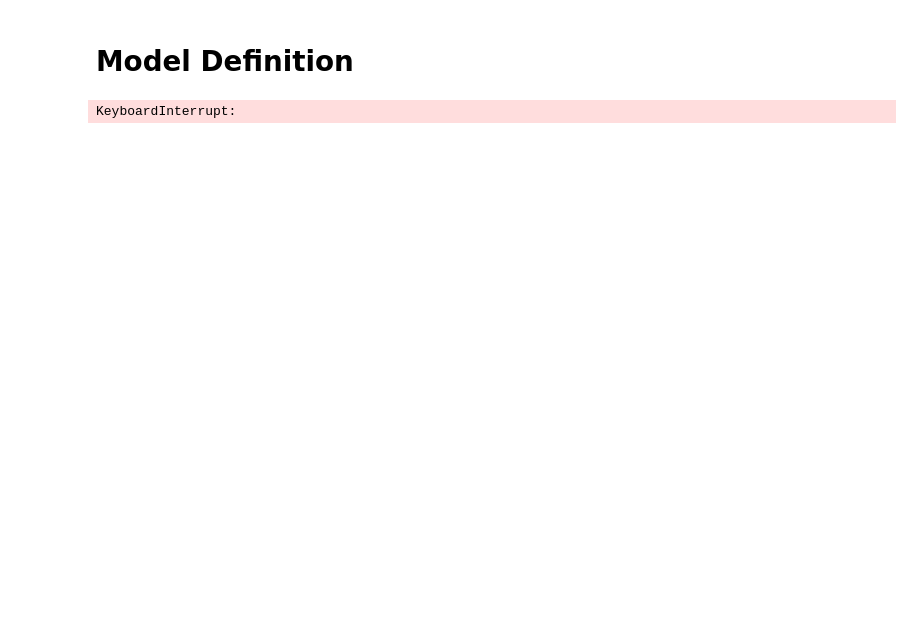
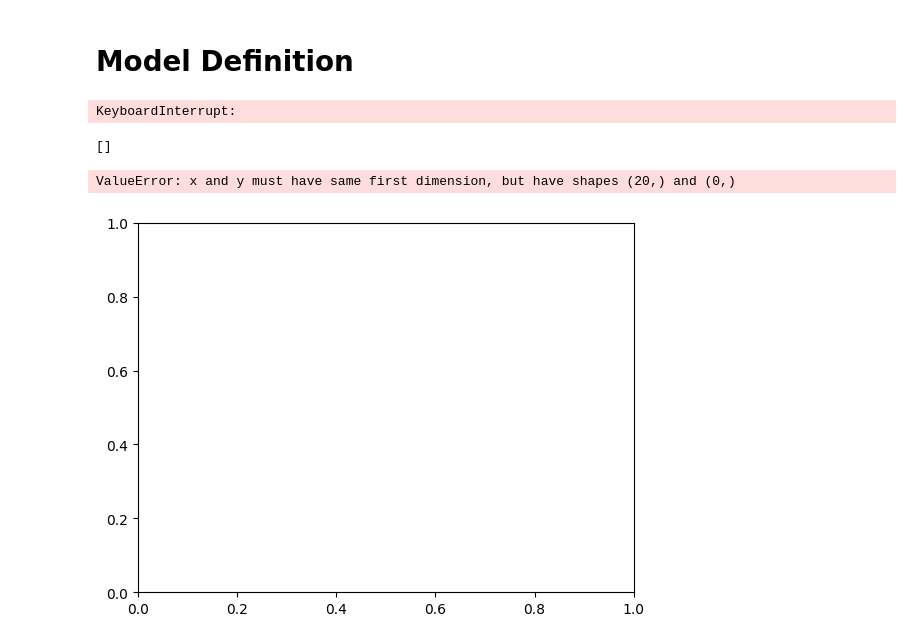
Before and after one commit to BrianStew/COSC325FinalProject, a Jupyter notebook: Visualization_and_Preprocessing.ipynb, the cells around one changed output. Cells and saved outputs as stored; diff of their text form; code cells hidden in the pictures; blank space fills up the shorter version.

Commit message:
Pushing model

```diff
--- a/Visualization_and_Preprocessing.ipynb
+++ b/Visualization_and_Preprocessing.ipynb
@@ -122,9 +133,9 @@ from tqdm import tqdm
 class LinearModel(nn.Module):
     def __init__(self):
         super(LinearModel, self).__init__()
-        self.fc1 = nn.Linear(25023, 16, dtype=torch.double)
+        self.fc1 = nn.Linear(num_features, 16, dtype=torch.float)
         self.dropout = nn.Dropout()
-        self.fc2 = nn.Linear(16, 3, dtype=torch.double)
+        self.fc2 = nn.Linear(16, 3, dtype=torch.float)
         self.softmax = nn.Softmax(0)
     def forward(self, x):
         x = F.relu(self.fc1(x))
@@ -139,7 +150,7 @@ class LinearModel(nn.Module):
             for X_batch, y_batch in dataloader:
                 optimizer.zero_grad()
                 outputs = self.forward(X_batch)
-                loss = criterion(y_batch, outputs)
+                loss = criterion(outputs, y_batch)
 
                 loss.backward()
                 optimizer.step()
@@ -149,7 +160,7 @@ class LinearModel(nn.Module):
             self.train(False)
             for X_batch, y_batch in dataloader:
                 outputs = self.forward(X_batch)
-                loss = criterion(y_batch, outputs)
+                loss = criterion(outputs, y_batch)
 
                 running_loss += loss.item()
         average_loss = running_loss/len(dataloader)
@@ -160,22 +171,39 @@ model = LinearModel()
 model = model.to(device=device)
 criterion = nn.CrossEntropyLoss()
 optimizer = optim.Adam(model.parameters(), lr=0.001)
-num_epochs = 100
+num_epochs = 20
 train_losses = []
 val_losses = []
 epochs = range(1, num_epochs+1)
-for epoch in tqdm(epochs):
-    train = True
-    train_loss = model.mini_batch(train=train, dataloader=train_dataloader, optimizer=optimizer, criterion=criterion)
-    train = False
-    val_loss = model.mini_batch(train=train, dataloader=val_dataloader, optimizer=optimizer, criterion=criterion)
-    print(f"The training loss was: {train_loss} and the validation loss was: {val_loss}.")
-    train_losses.append(train_loss)
-    val_losses.append(val_loss)
+try:
+    for epoch in tqdm(epochs):
+        train = True
+        train_loss = model.mini_batch(train=train, dataloader=train_dataloader, optimizer=optimizer, criterion=criterion)
+        train = False
+        val_loss = model.mini_batch(train=train, dataloader=val_dataloader, optimizer=optimizer, criterion=criterion)
+        print(f"The training loss was: {train_loss} and the validation loss was: {val_loss}.")
+        train_losses.append(train_loss)
+        val_losses.append(val_loss)
+except:
+    np.save("train_losses.npy", np.array(train_losses))
+    np.save("val_losses.npy", np.array(val_losses))
+    torch.save(model.state_dict(), "linear_model.pt")
+# model.save("linear_model.pt")
+# Save Model
+np.save("train_losses.npy", np.array(train_losses))
+np.save("val_losses.npy", np.array(val_losses))
+torch.save(model.state_dict(), "linear_model.pt")
 # %% [output]
 KeyboardInterrupt:
 # %%
+train_loss = np.load("train_losses.npy")
+val_loss = np.load("val_losses.npy")
+print(train_loss)
 _ = plt.plot(epochs, train_loss, color='b', label="Train Loss")
 _ = plt.plot(epochs, val_loss, color='r', label="Val Loss")
 _ = plt.legend()
 plt.show()
+# %% [output]
+[]
+ValueError: x and y must have same first dimension, but have shapes (20,) and (0,)
+[figure, added]
```
Also changed, not shown: parts of 3 cells of this notebook, 3 other files.
